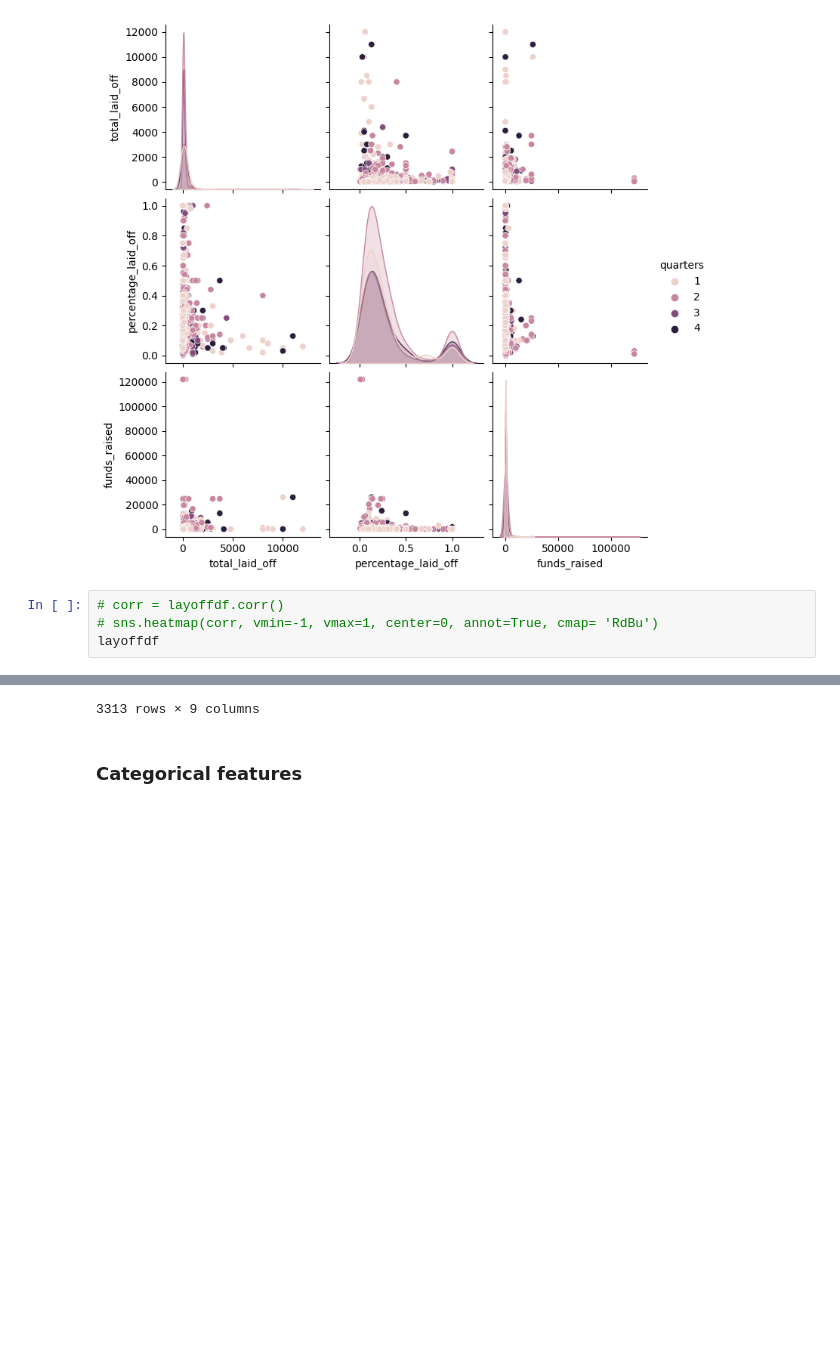
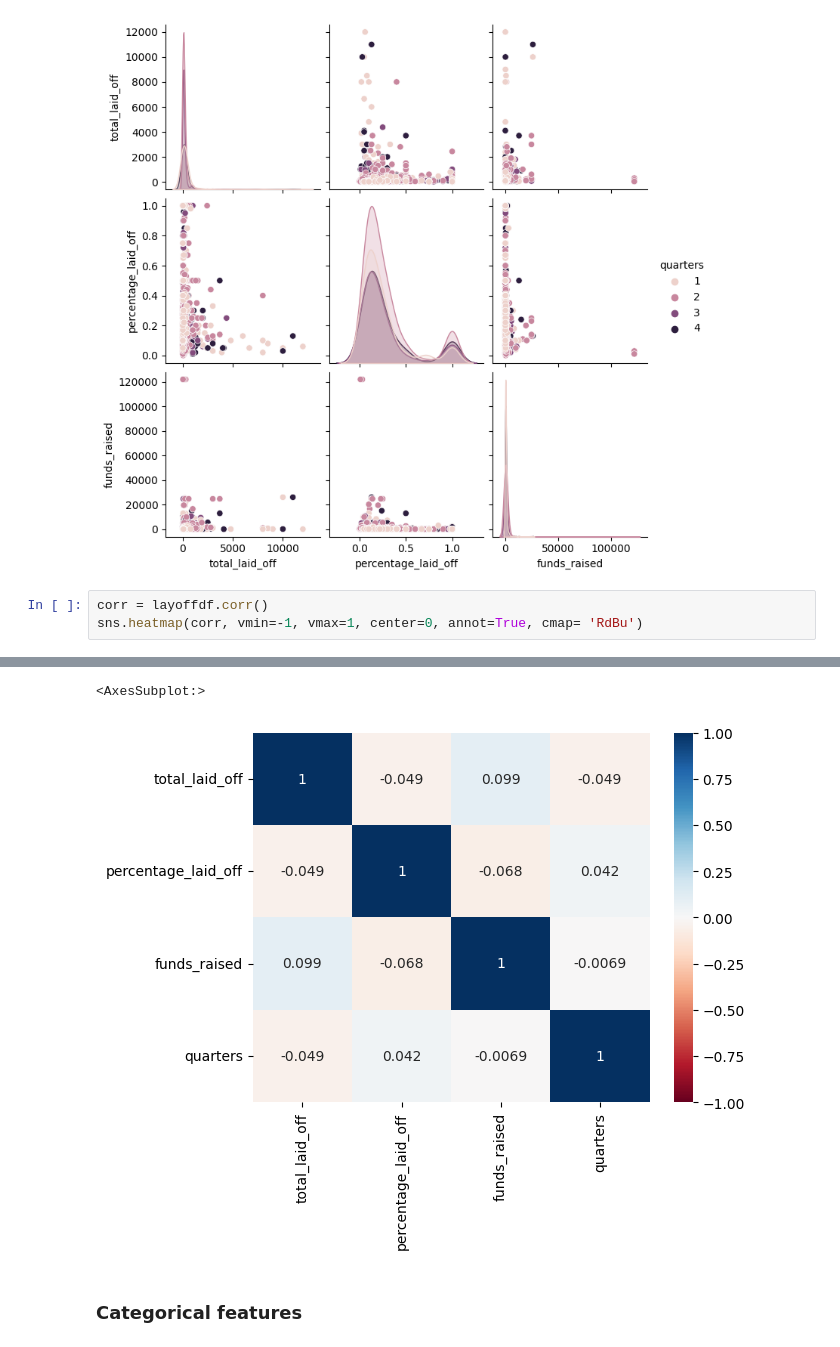
Before and after one commit to GilenW/CSE151A_FINAL_PROJECT, a Jupyter notebook: final_project.ipynb, the cells around one changed output, grey strips where cells are left out. Cells and saved outputs as stored; diff of their text form; blank space fills up the shorter version.

```diff
--- a/final_project.ipynb
+++ b/final_project.ipynb
@@ -194,7 +194,6 @@ sns.pairplot(layoffdf, hue='quarters')
 <seaborn.axisgrid.PairGrid at 0x...>
 [figure]
 # %%
-# corr = layoffdf.corr()
-# sns.heatmap(corr, vmin=-1, vmax=1, center=0, annot=True, cmap= 'RdBu')
-layoffdf
+corr = layoffdf.corr()
+sns.heatmap(corr, vmin=-1, vmax=1, center=0, annot=True, cmap= 'RdBu')
 # %% [output]
@@ -213,4 +200,5 @@ layoffdf
-3313 rows × 9 columns
+<AxesSubplot:>
+[figure, added]
 # %% [markdown]
 ### Categorical features
 # %%
```
Also changed, not shown: parts of 3 cells of this notebook, 3 other files.
